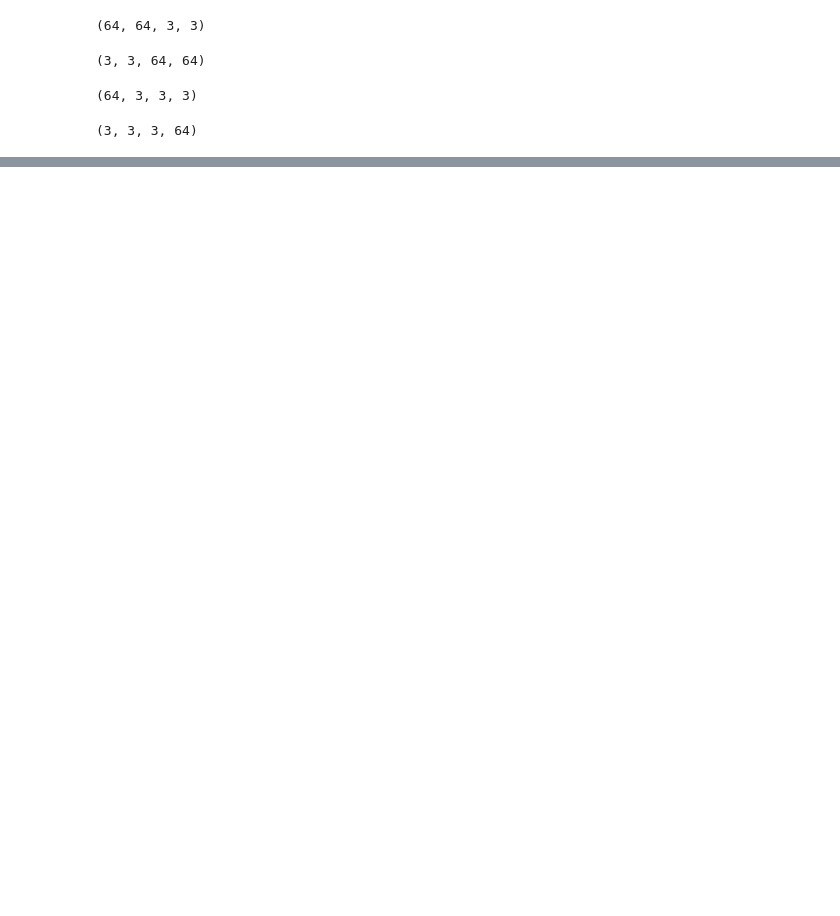
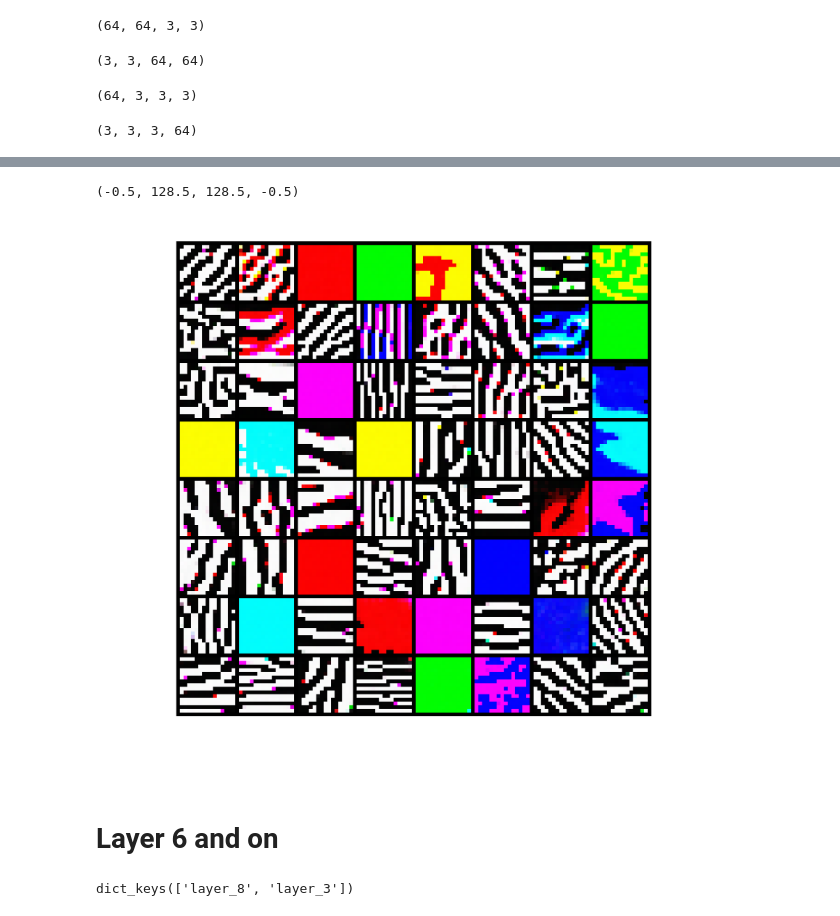
Before and after one commit to lmcintosh/ipython-notebooks, a Jupyter notebook: tutorials/Tutorials - Image Gradients for VGG-16.ipynb, the cells around one changed output, grey strips where cells are left out. Saved outputs shown, nothing was run; the diff lists cells and outputs as text; code cells hidden in the pictures; blank space fills up the shorter version.

```diff
--- a/tutorials/Tutorials - Image Gradients for VGG-16.ipynb
+++ b/tutorials/Tutorials - Image Gradients for VGG-16.ipynb
@@ -198,0 +298,14 @@ sess.run(tf.nn.l2_loss(X))
+# %%
+display_map = np.zeros(((height+1)*8 + 1, (width+1)*8 + 1, 3)) # black with one pixel in between each map
+for idm,m in enumerate(activity_maps['layer_3']):
+    ycoord = int(idm/8.0)
+    xcoord = idm % 8
+    display_map[(1+ycoord*(height+1)):((ycoord+1)*(height+1)), (1+(xcoord)*(width+1)):((xcoord+1)*(width+1))] = m
+# %%
+plt.imshow(display_map)
+plt.axis('off')
+# %% [output]
+(-0.5, 128.5, 128.5, -0.5)
+[figure, added]
+# %% [markdown]
+# Layer 6 and on
@@ -198,0 +373,4 @@ sess.run(tf.nn.l2_loss(X))
+# %%
+activity_maps.keys()
+# %% [output]
+dict_keys(['layer_8', 'layer_3'])
```
Also changed, not shown: parts of 30 cells of this notebook.
